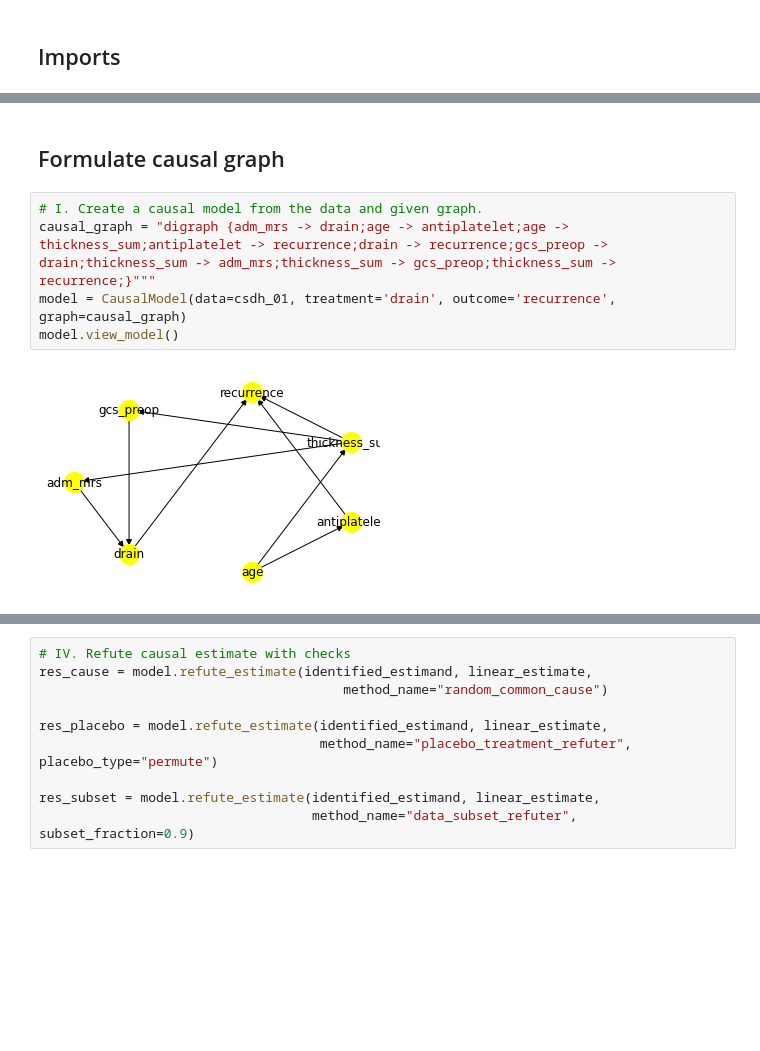
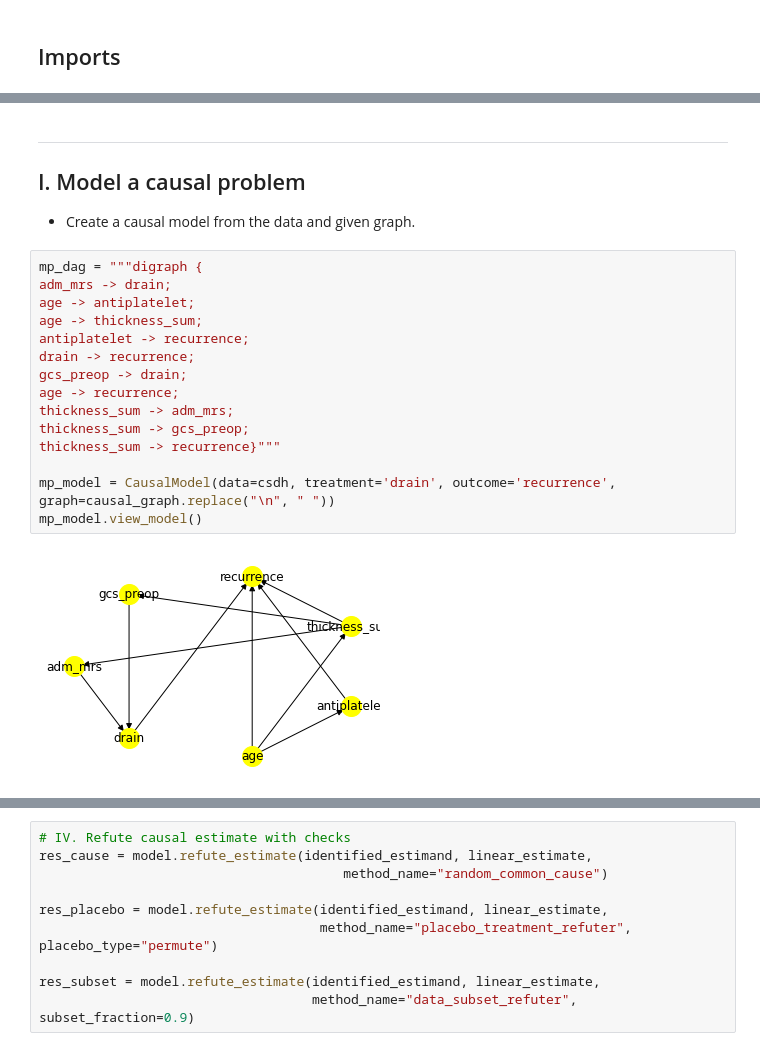
Before and after one commit to c-abbott/surviving-the-icu, a Jupyter notebook: notebooks/csdh_dowhy.ipynb, the cells around one changed output, grey strips where cells are left out. Cells and saved outputs as stored; diff of their text form; blank space fills up the shorter version.

```diff
--- a/notebooks/csdh_dowhy.ipynb
+++ b/notebooks/csdh_dowhy.ipynb
@@ -56,9 +68,21 @@ csdh_01.head()
 # %% [markdown]
-## Formulate causal graph
+---
+## I. Model a causal problem
+* Create a causal model from the data and given graph.
 # %%
-# I. Create a causal model from the data and given graph.
-causal_graph = "digraph {adm_mrs -> drain;age -> antiplatelet;age -> thickness_sum;antiplatelet -> recurrence;drain -> recurrence;gcs_preop -> drain;thickness_sum -> adm_mrs;thickness_sum -> gcs_preop;thickness_sum -> recurrence;}"""
-model = CausalModel(data=csdh_01, treatment='drain', outcome='recurrence', graph=causal_graph)
-model.view_model()
+mp_dag = """digraph {
+adm_mrs -> drain;
+age -> antiplatelet;
+age -> thickness_sum;
+antiplatelet -> recurrence;
+drain -> recurrence;
+gcs_preop -> drain;
+age -> recurrence;
+thickness_sum -> adm_mrs;
+thickness_sum -> gcs_preop;
+thickness_sum -> recurrence}"""
+
+mp_model = CausalModel(data=csdh, treatment='drain', outcome='recurrence', graph=causal_graph.replace("\n", " "))
+mp_model.view_model()
 # %% [output]
-[figure, old version]
+[figure, new version]
```
Also changed, not shown: parts of 50 cells of this notebook.
